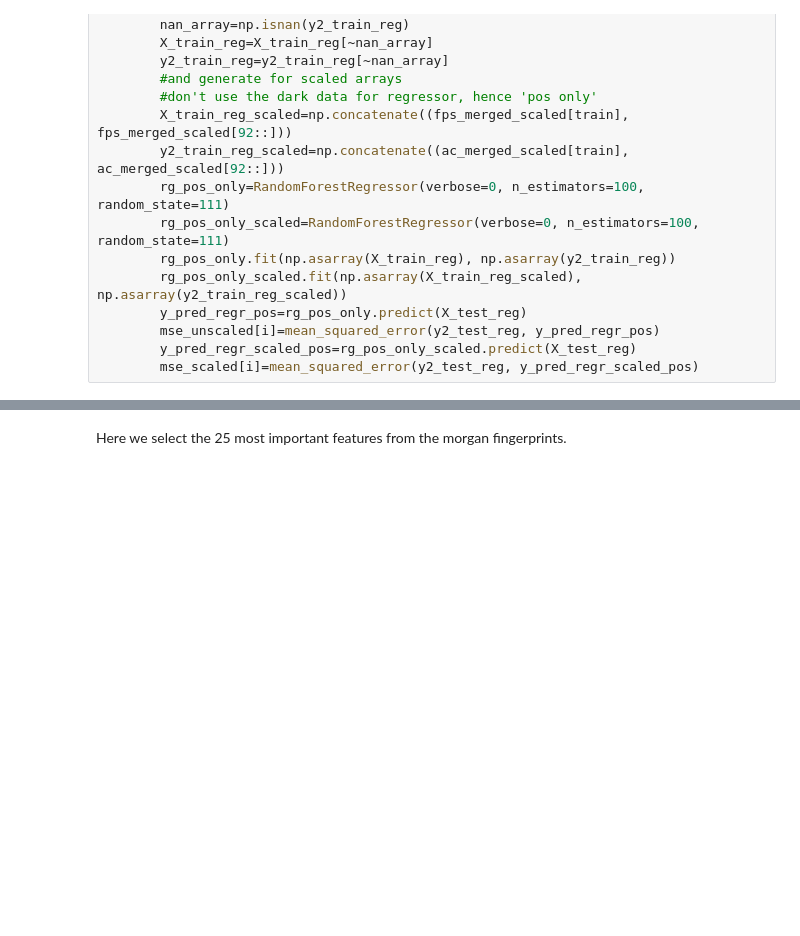
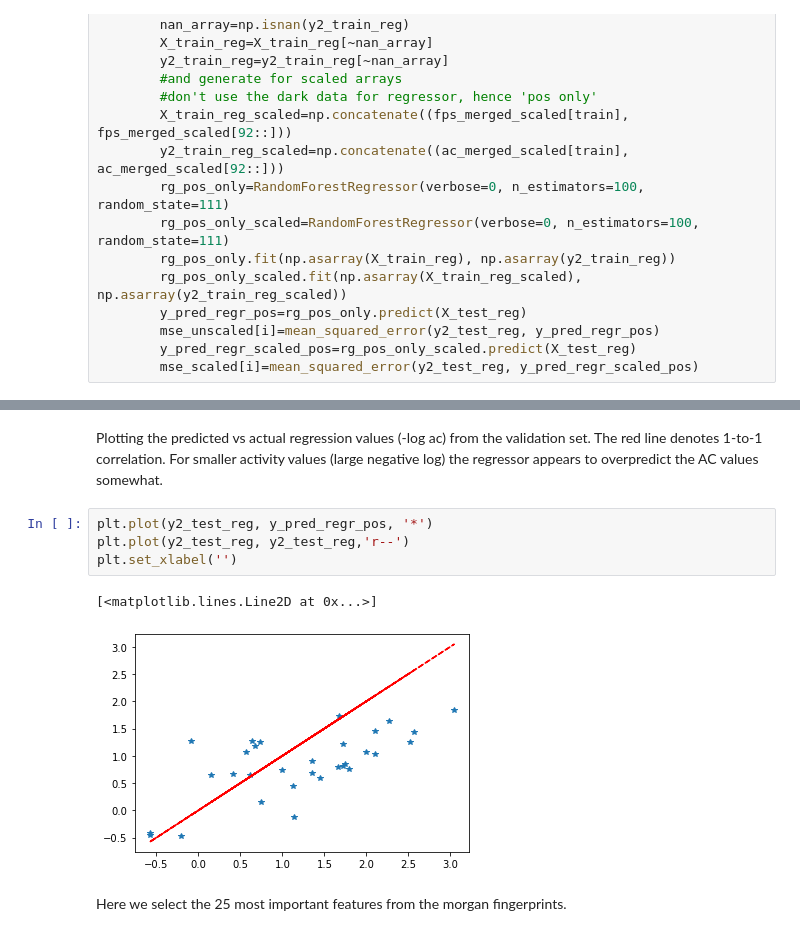
Before and after one commit to srensi/tmprss2, a Jupyter notebook: notebooks/random_forest_clean.ipynb, the cells around one changed output, grey strips where cells are left out. Saved outputs shown, nothing was run; the diff lists cells and outputs as text; blank space fills up the shorter version.

```diff
--- a/notebooks/random_forest_clean.ipynb
+++ b/notebooks/random_forest_clean.ipynb
@@ -202,3 +245,12 @@ print(np.mean(mse_scaled))
+# %% [markdown]
+Plotting the predicted vs actual regression values (-log ac) from the validation set.  The red line denotes 1-to-1 correlation.  For smaller activity values (large negative log) the regressor appears to overpredict the AC values somewhat.
+# %%
+plt.plot(y2_test_reg, y_pred_regr_pos, '*')
+plt.plot(y2_test_reg, y2_test_reg,'r--')
+plt.set_xlabel('')
+# %% [output]
+[<matplotlib.lines.Line2D at 0x...>]
+[figure, added]
 # %% [markdown]
 Here we select the 25 most important features from the morgan fingerprints.
 # %%
```
Also changed, not shown: parts of 12 cells of this notebook.
